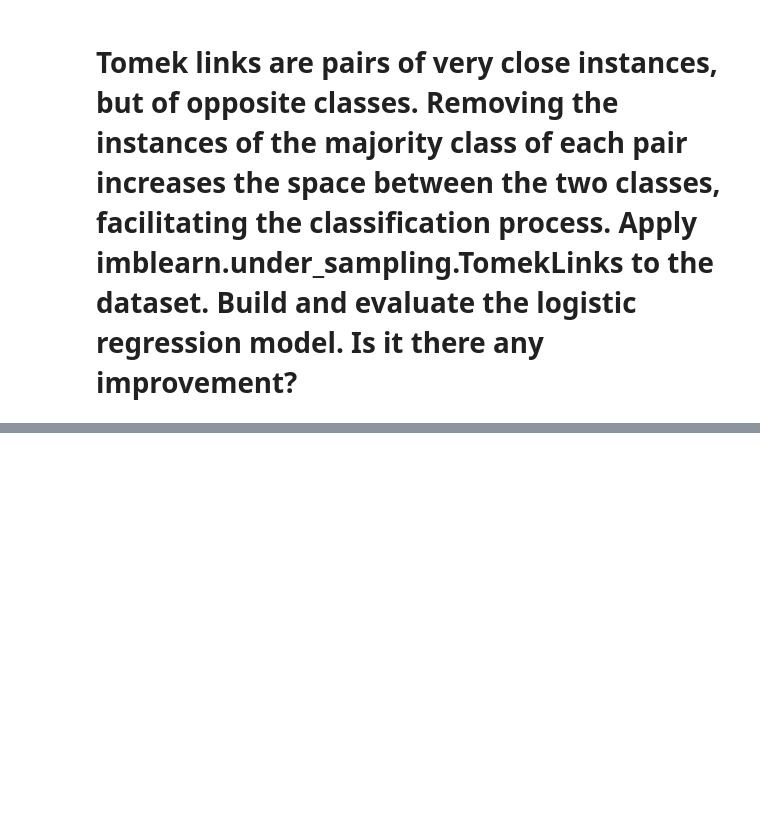
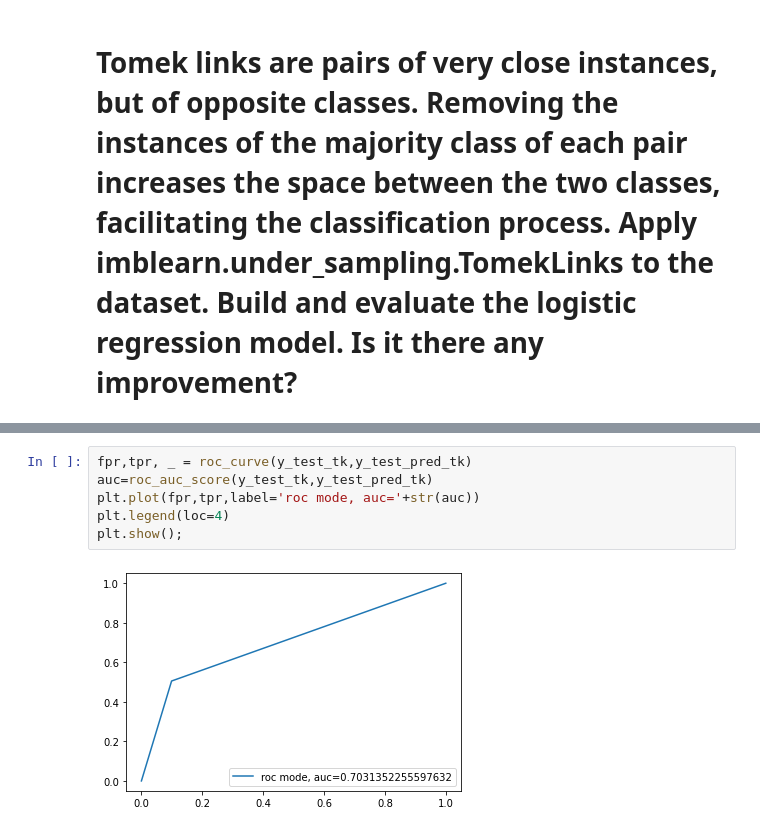
Before and after one commit to MpiPuin12/Marc-Puyol-Iniesta, a Jupyter notebook: Lab 08_02.ipynb, the cells around one changed output, grey strips where cells are left out. Saved outputs shown, nothing was run; the diff lists cells and outputs as text; blank space fills up the shorter version.

```diff
--- a/Lab 08_02.ipynb
+++ b/Lab 08_02.ipynb
@@ -227,0 +213,8 @@ plt.show();
+# %%
+fpr,tpr, _ = roc_curve(y_test_tk,y_test_pred_tk)
+auc=roc_auc_score(y_test_tk,y_test_pred_tk)
+plt.plot(fpr,tpr,label='roc mode, auc='+str(auc))
+plt.legend(loc=4)
+plt.show();
+# %% [output]
+[figure, added]
```
Also changed, not shown: parts of 13 cells of this notebook, 3 other files.
